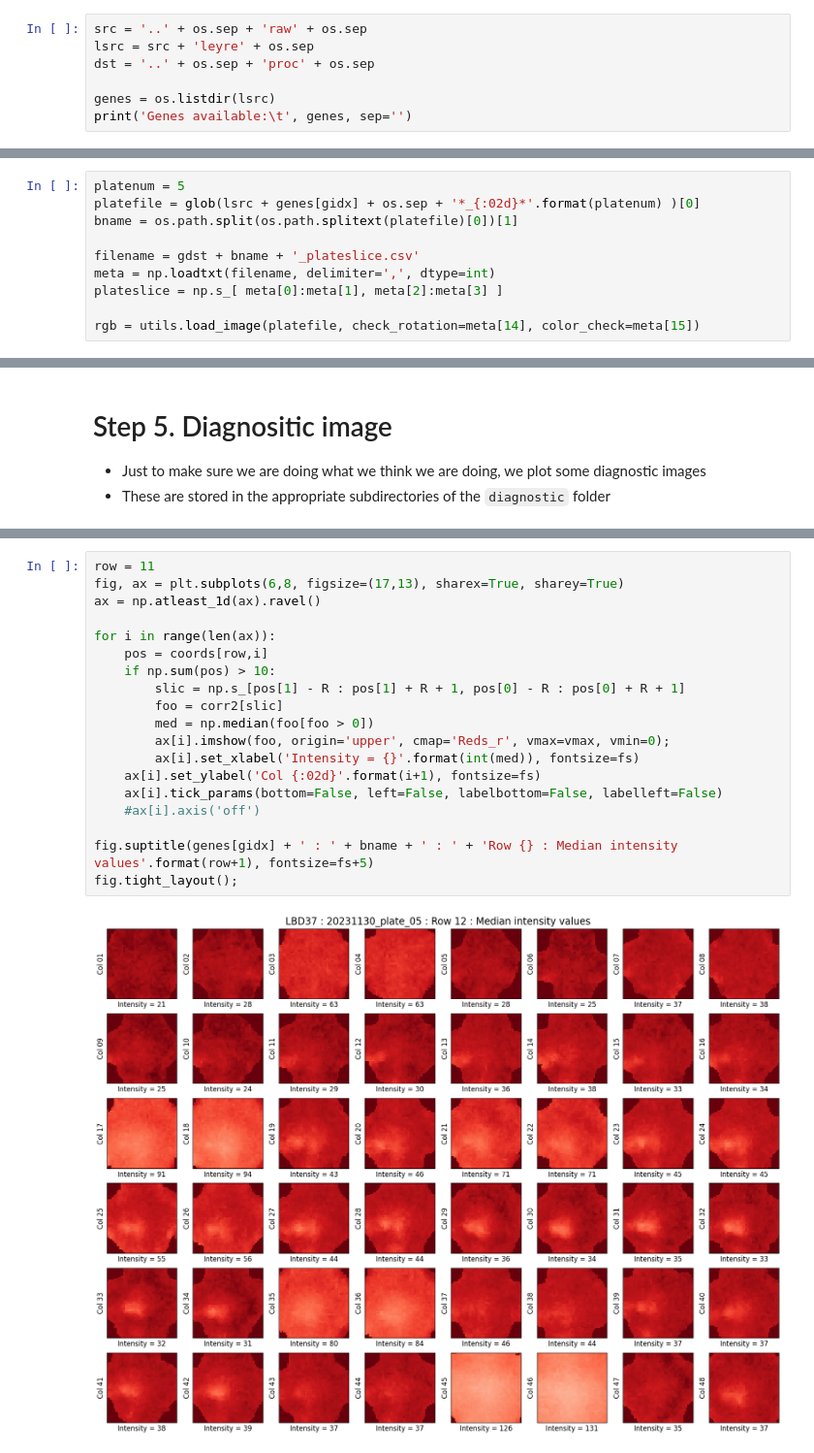
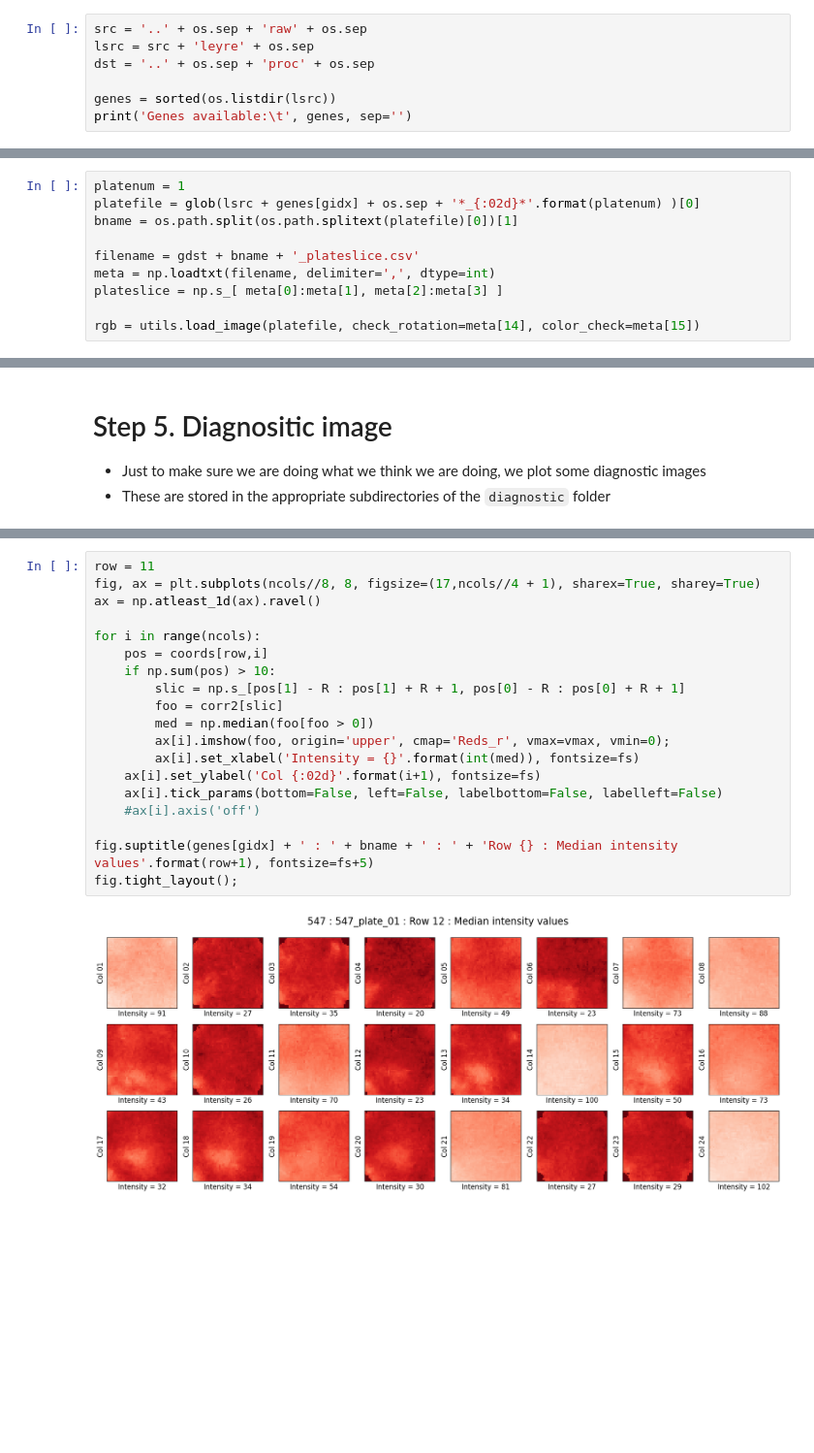
Before and after one commit to ejamezquita/yeast2hybrid, a Jupyter notebook: jupyter/02_extract_color_matrix.ipynb, the cells around one changed output, grey strips where cells are left out. Shown at 97% size. Drawn from its saved outputs; the diff is of its cells as text; blank space fills up the shorter version.

```diff
--- a/jupyter/02_extract_color_matrix.ipynb
+++ b/jupyter/02_extract_color_matrix.ipynb
@@ -36,6 +36,6 @@ src = '..' + os.sep + 'raw' + os.sep
 lsrc = src + 'leyre' + os.sep
 dst = '..' + os.sep + 'proc' + os.sep
 
-genes = os.listdir(lsrc)
+genes = sorted(os.listdir(lsrc))
 print('Genes available:\t', genes, sep='')
 # %% [output]
@@ -61,7 +61,7 @@ Working with gene LBD37
 - Load the colony centers
 - Load the appropriate number of rows and cols (`nrows` and `ncols` respectively)
 # %%
-platenum = 5
+platenum = 1
 platefile = glob(lsrc + genes[gidx] + os.sep + '*_{:02d}*'.format(platenum) )[0]
 bname = os.path.split(os.path.splitext(platefile)[0])[1]
 
@@ -165,21 +165,21 @@ print(filename)
 # %%
 row = 11
-fig, ax = plt.subplots(6,8, figsize=(17,13), sharex=True, sharey=True)
+fig, ax = plt.subplots(ncols//8, 8, figsize=(17,ncols//4 + 1), sharex=True, sharey=True)
 ax = np.atleast_1d(ax).ravel()
 
-for i in range(len(ax)):
+for i in range(ncols):
     pos = coords[row,i]
     if np.sum(pos) > 10:
         slic = np.s_[pos[1] - R : pos[1] + R + 1, pos[0] - R : pos[0] + R + 1]
         foo = corr2[slic]
         med = np.median(foo[foo > 0])
         ax[i].imshow(foo, origin='upper', cmap='Reds_r', vmax=vmax, vmin=0);
         ax[i].set_xlabel('Intensity = {}'.format(int(med)), fontsize=fs)
     ax[i].set_ylabel('Col {:02d}'.format(i+1), fontsize=fs)
     ax[i].tick_params(bottom=False, left=False, labelbottom=False, labelleft=False)
     #ax[i].axis('off')
 
 fig.suptitle(genes[gidx] + ' : ' + bname + ' : ' + 'Row {} : Median intensity values'.format(row+1), fontsize=fs+5)
 fig.tight_layout();
 # %% [output]
-[figure, old version]
+[figure, new version]
```
Also changed, not shown: parts of 3 cells of this notebook, 6 other files.
